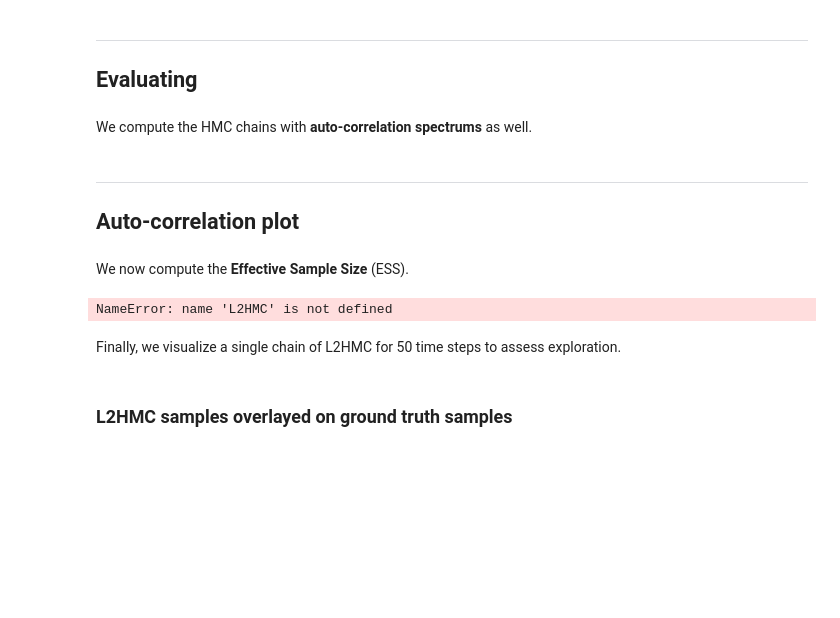
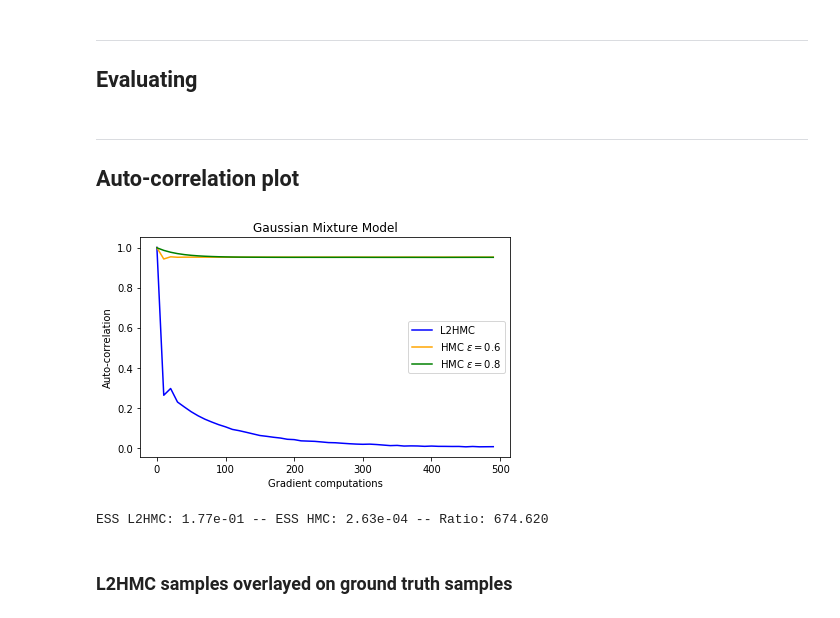
Before and after one commit to joeylitalien/l2hmc, a Jupyter notebook: experiments/GaussianMixture.ipynb, the cells around one changed output. Cells and saved outputs as stored; diff of their text form; code cells hidden in the pictures; blank space fills up the shorter version.

```diff
--- a/experiments/GaussianMixture.ipynb
+++ b/experiments/GaussianMixture.ipynb
@@ -167,38 +176,39 @@ for t in range(2000):
     }
 
     samples = sess.run(output[0], feed_dict)
-# %% [markdown]
-We compute the HMC chains with **auto-correlation spectrums** as well.
 # %%
 L2HMC_samples = np.array(final_samples)
-HMC_samples_1 = get_hmc_samples(2, 0.25, Ω.get_energy_function(), sess, steps=2000, samples=samples)
-HMC_samples_2 = get_hmc_samples(2, 0.5, Ω.get_energy_function(), sess, steps=2000, samples=samples)
+HMC_samples_1 = get_hmc_samples(2, 0.25, dist.get_energy_function(), sess, steps=2000, samples=samples)
+HMC_samples_2 = get_hmc_samples(2, 0.5, dist.get_energy_function(), sess, steps=2000, samples=samples)
 # %%
-#scale = np.sqrt(np.trace(cov))
-#L2HMC = acl_spectrum(L2HMC_samples, scale=scale)
-#HMC1 = acl_spectrum(HMC_samples_1, scale=scale)
-#HMC2 = acl_spectrum(HMC_samples_2, scale=scale)
+cov_= np.array([[4.1, 0], [0, 0.1]])
+scale = np.sqrt(np.trace(cov_))
+L2HMC = acl_spectrum(L2HMC_samples, scale=scale)
+HMC1 = acl_spectrum(HMC_samples_1, scale=scale)
+HMC2 = acl_spectrum(HMC_samples_2, scale=scale)
 # %% [markdown]
 ---
 ## Auto-correlation plot
 # %%
-xaxis = 10 * np.arange(500)
-plt.plot(xaxis, L2HMC[:500], label='L2HMC', color=c_l2hmc)
-plt.plot(xaxis, HMC1[:500], label='HMC $\epsilon=0.6$', color=c_hmc1)
-plt.plot(xaxis, HMC2[:500], label='HMC $\epsilon=0.8$', color=c_hmc2)
-plt.plot(xaxis, HMC3[:500], label='HMC $\epsilon=1.0$', color=c_hmc3)
+xaxis = 10 * np.arange(50)
+fig = plt.figure()
+plt.plot(xaxis, L2HMC[:50], label='L2HMC', color=c_l2hmc)
+plt.plot(xaxis, HMC1[:50], label='HMC $\epsilon=0.6$', color=c_hmc1)
+plt.plot(xaxis, HMC2[:50], label='HMC $\epsilon=0.8$', color=c_hmc2)
+# plt.plot(xaxis, HMC3[:500], label='HMC $\epsilon=1.0$', color=c_hmc3)
 plt.ylabel('Auto-correlation')
-plt.xlabel('Gradient Computations')
+plt.xlabel('Gradient computations')
+plt.title('Gaussian Mixture Model')
 plt.legend()
+plt.tight_layout()
 plt.show()
+fig.savefig('iso_gmm_plot.png', dpi=200)
+# %% [output]
+[figure, added]
-# %% [markdown]
-We now compute the **Effective Sample Size** (ESS).
 # %%
-print('ESS L2HMC: %.2e -- ESS HMC: %.2e -- Ratio: %.3f' % (ESS(L2HMC), ESS(HMC2), ESS(L2HMC) / ESS(HMC2)))
+print('ESS L2HMC: %.2e -- ESS HMC: %.2e -- Ratio: %.3f' % (ESS(L2HMC), ESS(HMC1), ESS(L2HMC) / ESS(HMC1)))
 # %% [output]
-NameError: name 'L2HMC' is not defined
+ESS L2HMC: 1.77e-01 -- ESS HMC: 2.63e-04 -- Ratio: 674.620
-# %% [markdown]
-Finally, we visualize a single chain of L2HMC for 50 time steps to assess exploration.
 # %% [markdown]
 ### L2HMC samples overlayed on ground truth samples
 # %%
```
Also changed, not shown: parts of 10 cells of this notebook.
